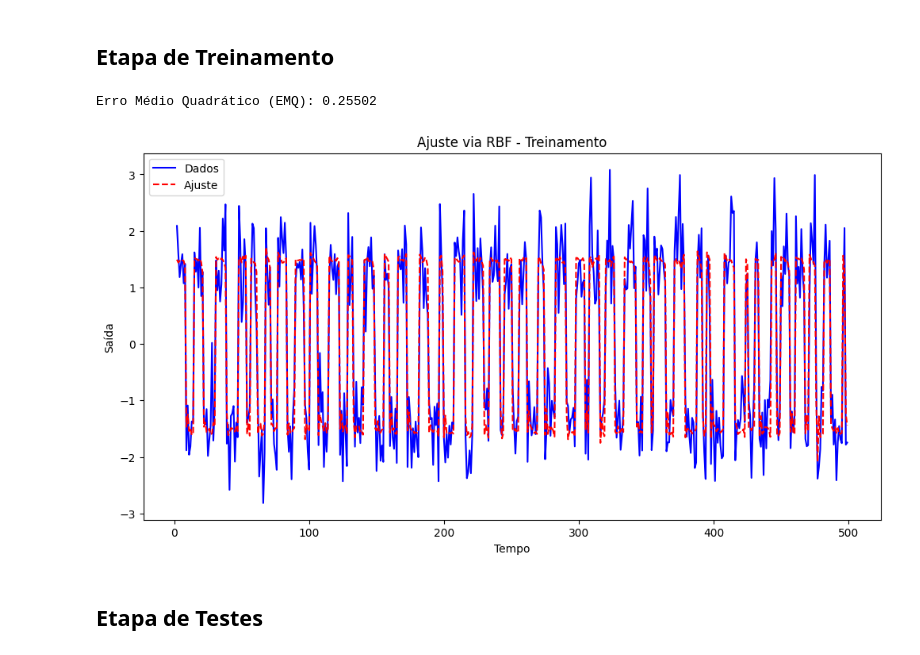
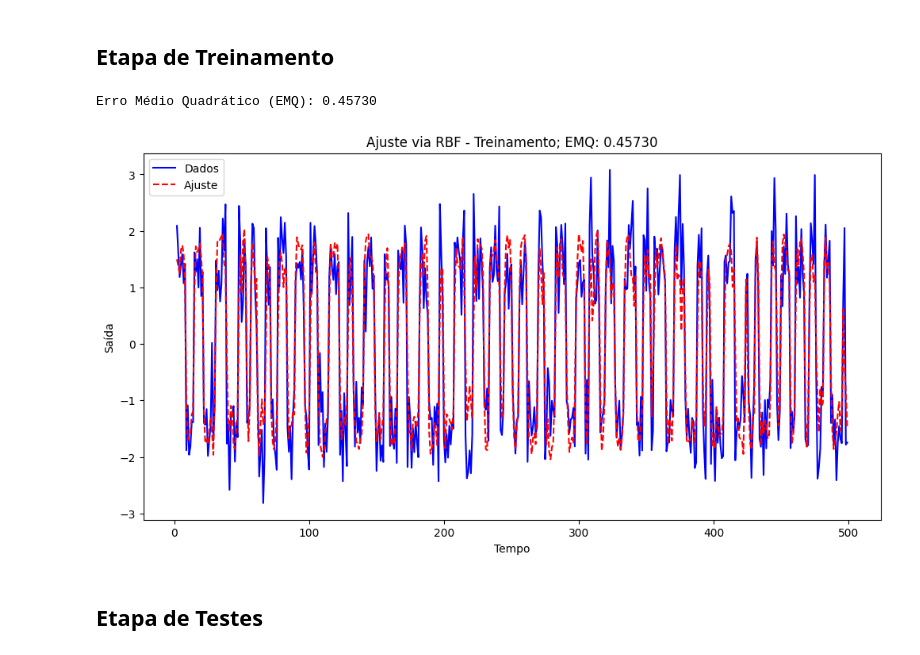
Before and after one commit to DanielMedeiros1/Projeto_MMQ_RBF_CN, a Jupyter notebook: Projeto_U2.ipynb, the cells around one changed output. Drawn from its saved outputs; the diff is of its cells as text; code cells hidden in the pictures.

```diff
--- a/Projeto_U2.ipynb
+++ b/Projeto_U2.ipynb
@@ -52,48 +52,45 @@ plt.text(2.5, 2.7, 'EMQ = %.4f' %EMQ)
 plt.axis('off')
 plt.show()
 # %%
-X = np.column_stack([y[1:-1],
-                     y[:-2],
-                     u[2:],
-                     u[1:-1]])
+X = np.column_stack([y[1:-1], y[:-2], u[2:], u[1:-1]])
 Y = y[2:]
 
-sigma = 4
+sigma = 4.0
 
-c = 20
-np.random.seed(42)
-indices = np.random.choice(len(X), size=c, replace=False)
-centros = X[indices]
+c = np.linspace(u[0], u[499], 4)
+#np.random.seed(42)
+#indices = np.random.choice(len(X), size=c, replace=False)
+#centros = X[indices]
 
 def rbf(x, c, sigma):
     return np.exp(-np.sum((x - c)**2) / (2 * sigma**2))
 
-phi = np.zeros((len(X), c))
+phi = np.zeros((len(X), len(c)))
 
 for k in range(len(X)):
-    for i in range(c):
-        phi[k, i] = rbf(X[k], centros[i], sigma)
+    for i in range(len(c)):
+        phi[k, i] = rbf(X[k], c[i], sigma)
 
 
 w = np.dot(la.pinv(phi), Y)
 
 y_est = phi @ w
 
 EMQ = np.mean((Y - y_est) ** 2)
 print(f"Erro Médio Quadrático (EMQ): {EMQ:.5f}")
 
 
 plt.figure(figsize=(12, 6))
 plt.plot(t[2:], Y, color="blue", label='Dados')
 plt.plot(t[2:], y_est, "--r", label='Ajuste')
 plt.xlabel("Tempo")
 plt.ylabel("Saída")
-plt.title("Ajuste via RBF - Treinamento")
+plt.title(f"Ajuste via RBF - Treinamento; EMQ: {EMQ:.5f}")
 plt.legend()
 plt.show()
 # %% [output]
-Erro Médio Quadrático (EMQ): 0.25502
+Erro Médio Quadrático (EMQ): 0.45730
-[figure, old version]
+[figure, new version]
 # %% [markdown]
 ## Etapa de Testes
 # %%
```
